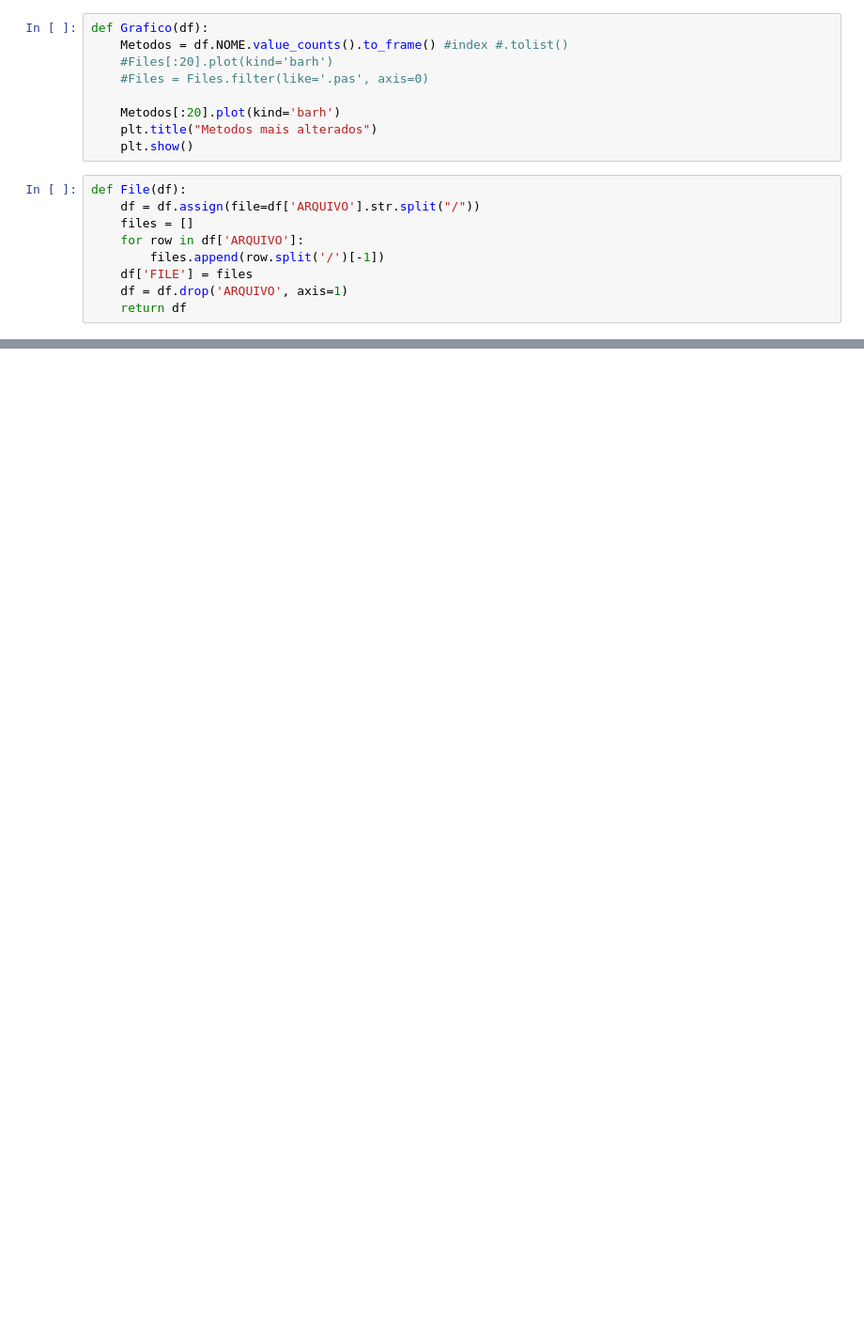
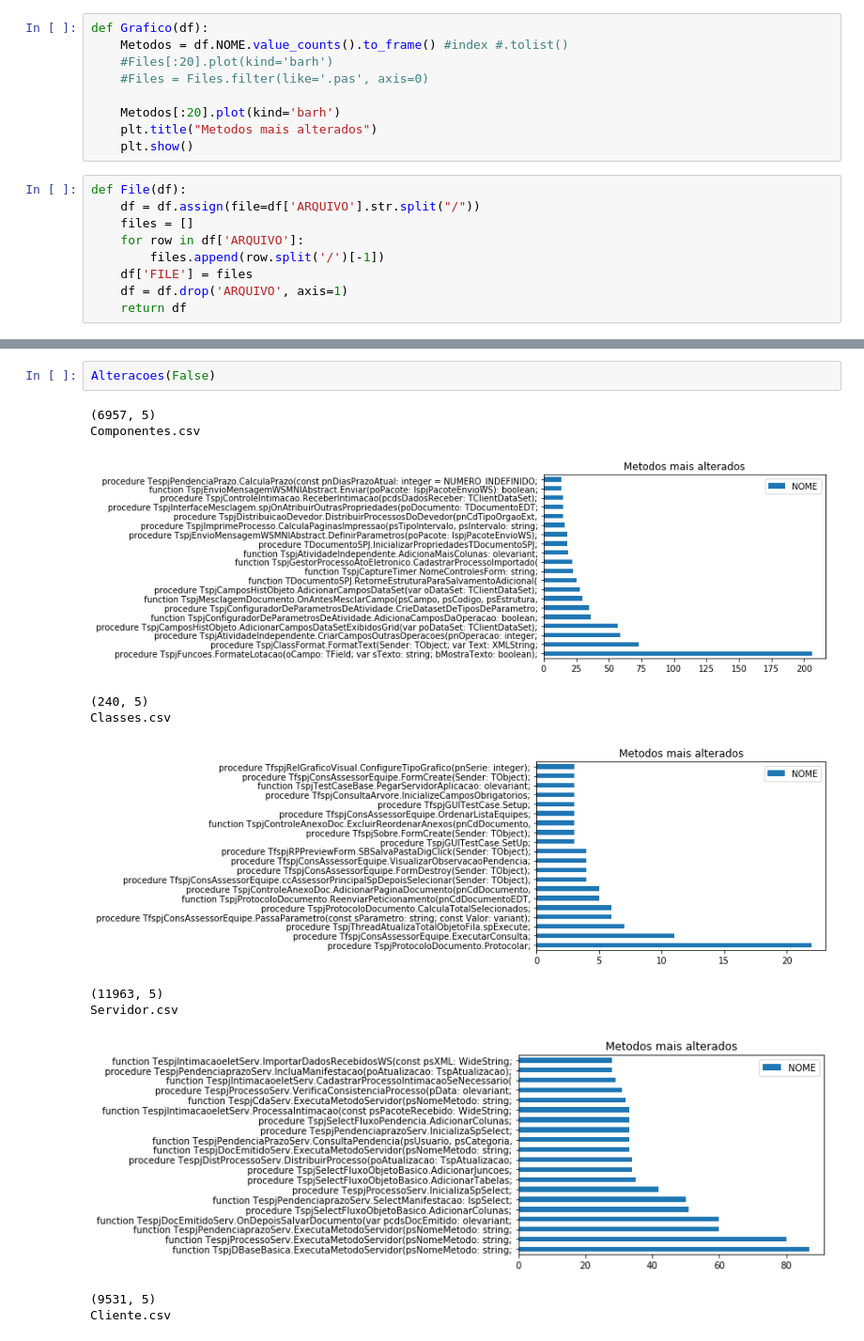
Before and after one commit to wilianselzlein/Metricas, a Jupyter notebook: Alteracoes.ipynb, the cells around one changed output, grey strips where cells are left out. Shown at 94% size. Saved outputs shown, nothing was run; the diff lists cells and outputs as text; blank space fills up the shorter version.

```diff
--- a/Alteracoes.ipynb
+++ b/Alteracoes.ipynb
@@ -75,0 +86,14 @@ Servidor.csv
+# %%
+Alteracoes(False)
+# %% [output]
+(6957, 5)
+Componentes.csv
+[figure, added]
+(240, 5)
+Classes.csv
+[figure, added]
+(11963, 5)
+Servidor.csv
+[figure, added]
+(9531, 5)
+Cliente.csv
```
Also changed, not shown: parts of 10 cells of this notebook, 3 other files.
